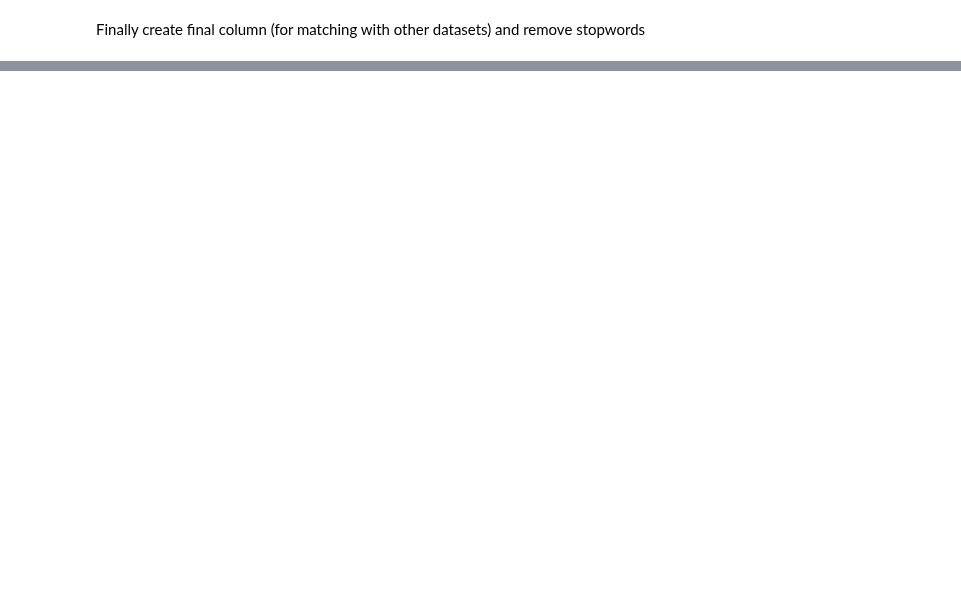
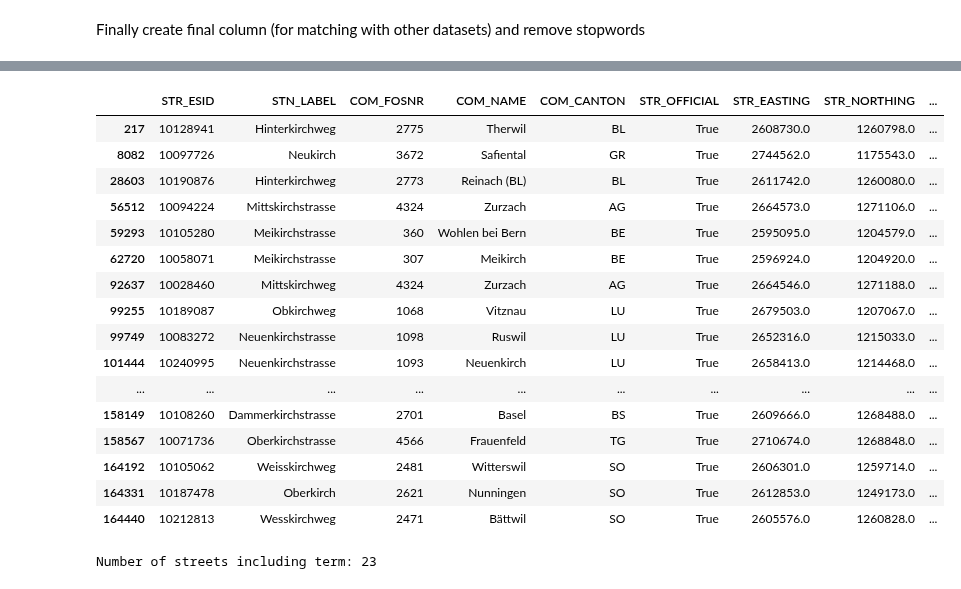
Before and after one commit to CaptainInler/cassda-zertifikatsarbeit, a Jupyter notebook: Datapreparation/Extract_street_terms_from_street_names.ipynb, the cells around one changed output, grey strips where cells are left out. Cells and saved outputs as stored; diff of their text form; code cells hidden in the pictures; blank space fills up the shorter version.

```diff
--- a/Datapreparation/Extract_street_terms_from_street_names.ipynb
+++ b/Datapreparation/Extract_street_terms_from_street_names.ipynb
@@ -361,0 +420,31 @@ streetnames
+# %%
+#Example2: filter all special street designations with 'Rue' but not 'Rue.'
+
+filter2 = streetnames.loc[(streetnames.STN_LABEL_FINAL.str.contains("kirch")) &
+                          (~streetnames.STN_LABEL_FINAL.str.contains("kirch.", regex=True))]
+
+with pd.option_context("display.max_rows", 20000):
+    display(filter2)
+
+count = len(filter2)
+count = "Number of streets including term: "+  str(count)
+print(count)
+# %% [output]
+|  | STR_ESID | STN_LABEL | COM_FOSNR | COM_NAME | COM_CANTON | STR_OFFICIAL | STR_EASTING | STR_NORTHING | ... |
+| 217 | 10128941 | Hinterkirchweg | 2775 | Therwil | BL | True | 2608730.0 | 1260798.0 | ... |
+| 8082 | 10097726 | Neukirch | 3672 | Safiental | GR | True | 2744562.0 | 1175543.0 | ... |
+| 28603 | 10190876 | Hinterkirchweg | 2773 | Reinach (BL) | BL | True | 2611742.0 | 1260080.0 | ... |
+| 56512 | 10094224 | Mittskirchstrasse | 4324 | Zurzach | AG | True | 2664573.0 | 1271106.0 | ... |
+| 59293 | 10105280 | Meikirchstrasse | 360 | Wohlen bei Bern | BE | True | 2595095.0 | 1204579.0 | ... |
+| 62720 | 10058071 | Meikirchstrasse | 307 | Meikirch | BE | True | 2596924.0 | 1204920.0 | ... |
+| 92637 | 10028460 | Mittskirchweg | 4324 | Zurzach | AG | True | 2664546.0 | 1271188.0 | ... |
+| 99255 | 10189087 | Obkirchweg | 1068 | Vitznau | LU | True | 2679503.0 | 1207067.0 | ... |
+| 99749 | 10083272 | Neuenkirchstrasse | 1098 | Ruswil | LU | True | 2652316.0 | 1215033.0 | ... |
+| 101444 | 10240995 | Neuenkirchstrasse | 1093 | Neuenkirch | LU | True | 2658413.0 | 1214468.0 | ... |
+| ... | ... | ... | ... | ... | ... | ... | ... | ... | ... |
+| 158149 | 10108260 | Dammerkirchstrasse | 2701 | Basel | BS | True | 2609666.0 | 1268488.0 | ... |
+| 158567 | 10071736 | Oberkirchstrasse | 4566 | Frauenfeld | TG | True | 2710674.0 | 1268848.0 | ... |
+| 164192 | 10105062 | Weisskirchweg | 2481 | Witterswil | SO | True | 2606301.0 | 1259714.0 | ... |
+| 164331 | 10187478 | Oberkirch | 2621 | Nunningen | SO | True | 2612853.0 | 1249173.0 | ... |
+| 164440 | 10212813 | Wesskirchweg | 2471 | Bättwil | SO | True | 2605576.0 | 1260828.0 | ... |
+Number of streets including term: 23
```
Also changed, not shown: parts of 23 cells of this notebook, 13 other files.
